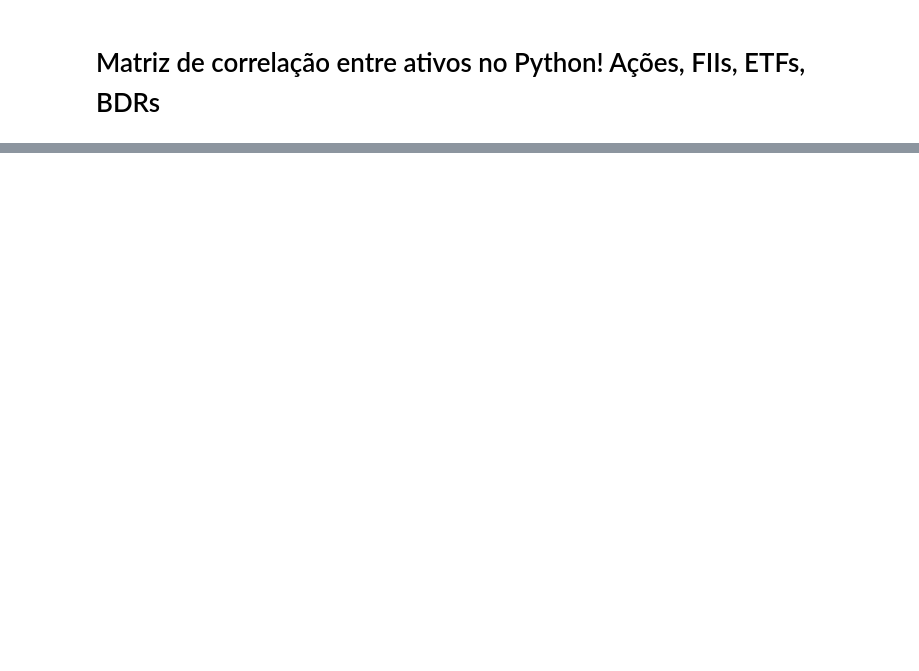
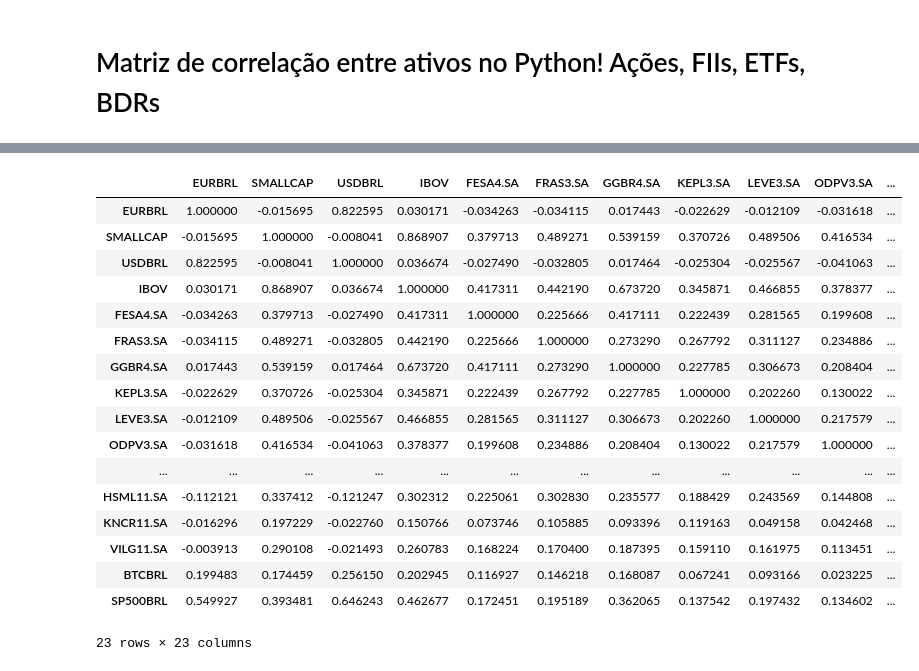
Before and after one commit to MachadoGabrielB/Bootcamp-Data-science, a Jupyter notebook: Personal/1 - Aleatório/6.0 - Matriz de correlação entre ativos.ipynb, the cells around one changed output, grey strips where cells are left out. Cells and saved outputs as stored; diff of their text form; code cells hidden in the pictures; blank space fills up the shorter version.

```diff
--- a/Personal/1 - Aleatório/6.0 - Matriz de correlação entre ativos.ipynb
+++ b/Personal/1 - Aleatório/6.0 - Matriz de correlação entre ativos.ipynb
@@ -21,0 +281,2 @@ NameError: name 'dados' is not defined
+# %%
+min_dias = 1008
@@ -21,0 +350,21 @@ NameError: name 'dados' is not defined
+# %%
+correlacao_pearson
+# %% [output]
+|  | EURBRL | SMALLCAP | USDBRL | IBOV | FESA4.SA | FRAS3.SA | GGBR4.SA | KEPL3.SA | LEVE3.SA | ODPV3.SA | ... |
+| EURBRL | 1.000000 | -0.015695 | 0.822595 | 0.030171 | -0.034263 | -0.034115 | 0.017443 | -0.022629 | -0.012109 | -0.031618 | ... |
+| SMALLCAP | -0.015695 | 1.000000 | -0.008041 | 0.868907 | 0.379713 | 0.489271 | 0.539159 | 0.370726 | 0.489506 | 0.416534 | ... |
+| USDBRL | 0.822595 | -0.008041 | 1.000000 | 0.036674 | -0.027490 | -0.032805 | 0.017464 | -0.025304 | -0.025567 | -0.041063 | ... |
+| IBOV | 0.030171 | 0.868907 | 0.036674 | 1.000000 | 0.417311 | 0.442190 | 0.673720 | 0.345871 | 0.466855 | 0.378377 | ... |
+| FESA4.SA | -0.034263 | 0.379713 | -0.027490 | 0.417311 | 1.000000 | 0.225666 | 0.417111 | 0.222439 | 0.281565 | 0.199608 | ... |
+| FRAS3.SA | -0.034115 | 0.489271 | -0.032805 | 0.442190 | 0.225666 | 1.000000 | 0.273290 | 0.267792 | 0.311127 | 0.234886 | ... |
+| GGBR4.SA | 0.017443 | 0.539159 | 0.017464 | 0.673720 | 0.417111 | 0.273290 | 1.000000 | 0.227785 | 0.306673 | 0.208404 | ... |
+| KEPL3.SA | -0.022629 | 0.370726 | -0.025304 | 0.345871 | 0.222439 | 0.267792 | 0.227785 | 1.000000 | 0.202260 | 0.130022 | ... |
+| LEVE3.SA | -0.012109 | 0.489506 | -0.025567 | 0.466855 | 0.281565 | 0.311127 | 0.306673 | 0.202260 | 1.000000 | 0.217579 | ... |
+| ODPV3.SA | -0.031618 | 0.416534 | -0.041063 | 0.378377 | 0.199608 | 0.234886 | 0.208404 | 0.130022 | 0.217579 | 1.000000 | ... |
+| ... | ... | ... | ... | ... | ... | ... | ... | ... | ... | ... | ... |
+| HSML11.SA | -0.112121 | 0.337412 | -0.121247 | 0.302312 | 0.225061 | 0.302830 | 0.235577 | 0.188429 | 0.243569 | 0.144808 | ... |
+| KNCR11.SA | -0.016296 | 0.197229 | -0.022760 | 0.150766 | 0.073746 | 0.105885 | 0.093396 | 0.119163 | 0.049158 | 0.042468 | ... |
+| VILG11.SA | -0.003913 | 0.290108 | -0.021493 | 0.260783 | 0.168224 | 0.170400 | 0.187395 | 0.159110 | 0.161975 | 0.113451 | ... |
+| BTCBRL | 0.199483 | 0.174459 | 0.256150 | 0.202945 | 0.116927 | 0.146218 | 0.168087 | 0.067241 | 0.093166 | 0.023225 | ... |
+| SP500BRL | 0.549927 | 0.393481 | 0.646243 | 0.462677 | 0.172451 | 0.195189 | 0.362065 | 0.137542 | 0.197432 | 0.134602 | ... |
+23 rows × 23 columns
```
Also changed, not shown: parts of 68 cells of this notebook, 2 other files.
